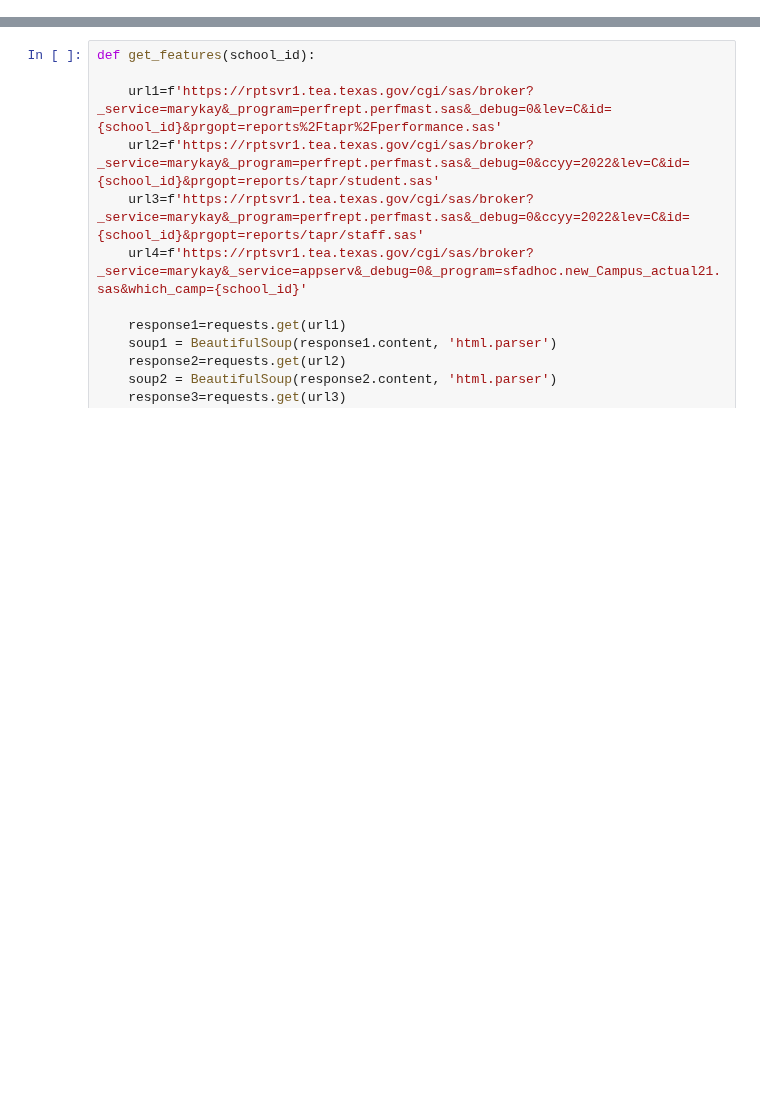
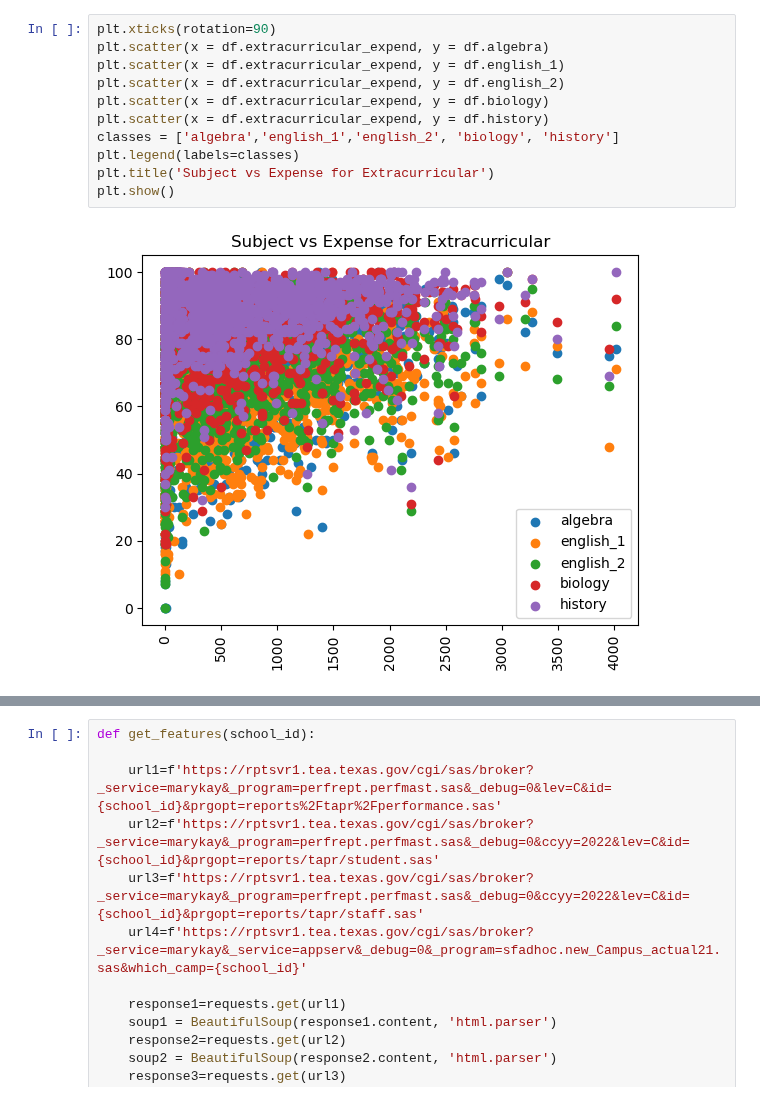
Before and after one commit to college-readiness-preds/capstone_readiness, a Jupyter notebook: bill_folder/random_stuff.ipynb, the cells around one changed output, grey strips where cells are left out. Drawn from its saved outputs; the diff is of its cells as text; blank space fills up the shorter version.

```diff
--- a/bill_folder/random_stuff.ipynb
+++ b/bill_folder/random_stuff.ipynb
@@ -6,0 +68,13 @@ import pandas as pd
+# %%
+plt.xticks(rotation=90)
+plt.scatter(x = df.extracurricular_expend, y = df.algebra)
+plt.scatter(x = df.extracurricular_expend, y = df.english_1)
+plt.scatter(x = df.extracurricular_expend, y = df.english_2)
+plt.scatter(x = df.extracurricular_expend, y = df.biology)
+plt.scatter(x = df.extracurricular_expend, y = df.history)
+classes = ['algebra','english_1','english_2', 'biology', 'history']
+plt.legend(labels=classes)
+plt.title('Subject vs Expense for Extracurricular')
+plt.show()
+# %% [output]
+[figure, added]
```
Also changed, not shown: parts of 9 cells of this notebook, 3 other files.
